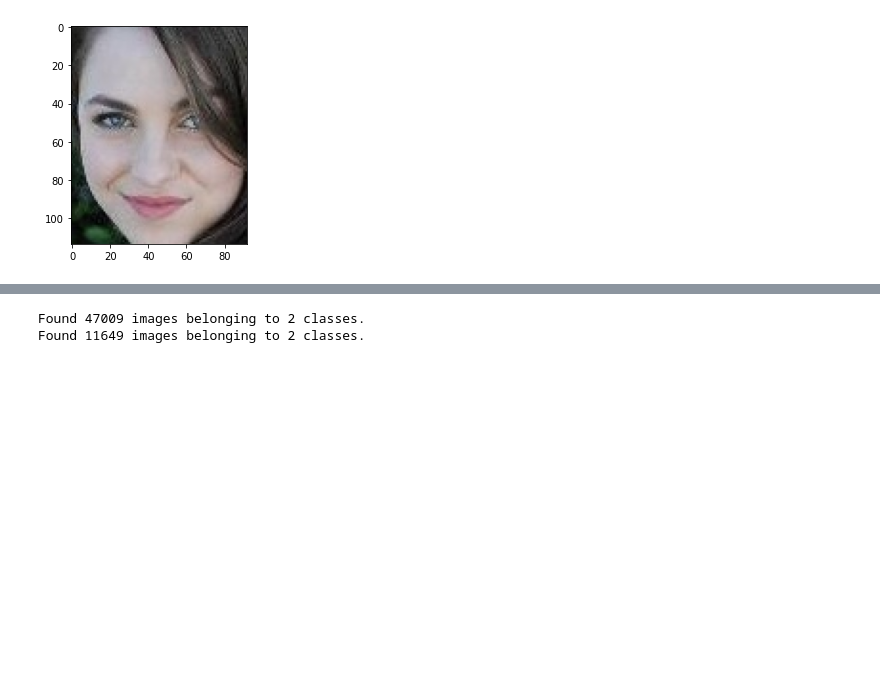
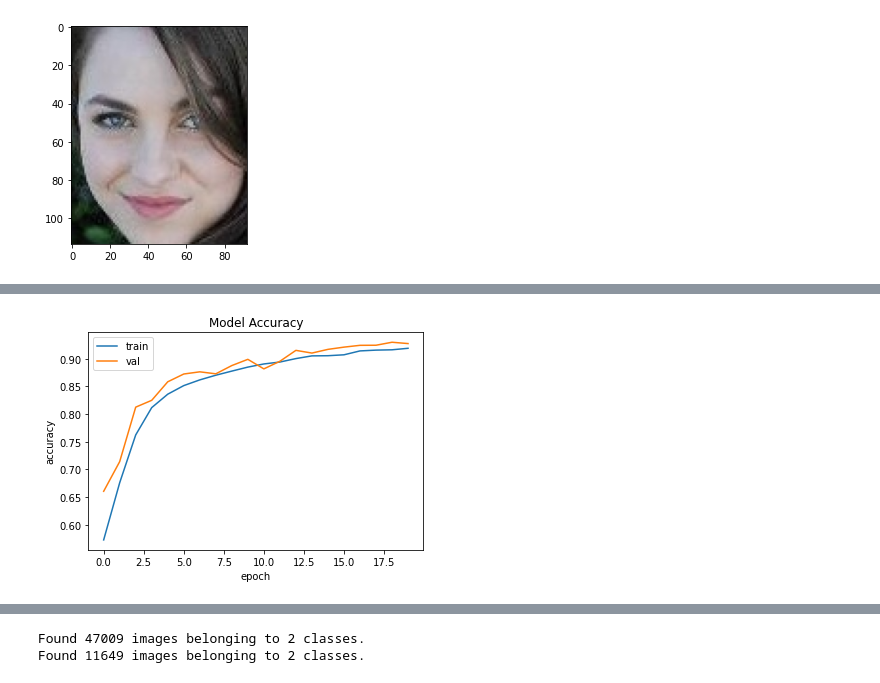
Before and after one commit to PatrickKudo/gender_image_classification, a Jupyter notebook: GoogleNetTest.ipynb, the cells around one changed output, grey strips where cells are left out. Saved outputs shown, nothing was run; the diff lists cells and outputs as text; code cells hidden in the pictures; blank space fills up the shorter version.

```diff
--- a/GoogleNetTest.ipynb
+++ b/GoogleNetTest.ipynb
@@ -212,7 +220,7 @@ model.compile(optimizer=tf.keras.optimizers.Adam(learning_rate=1e-5),
              loss=tf.keras.losses.BinaryCrossentropy(),
              metrics=['accuracy'])
 # %%
-history = model.fit(train_generator, validation_data=val_generator, validation_steps = val_generator.samples // batch_size,
+fit1 = model.fit(train_generator, validation_data=val_generator, validation_steps = val_generator.samples // batch_size,
                    epochs=20,
                    steps_per_epoch = train_generator.samples // batch_size)
 # %% [output]
@@ -235,0 +244,10 @@ Epoch 20/20
+# %%
+plt.plot(fit1.history['dense_4_accuracy'])
+plt.plot(fit1.history['val_dense_4_accuracy'])
+plt.title('Model Accuracy')
+plt.ylabel('accuracy')
+plt.xlabel('epoch')
+plt.legend(['train','val'], loc='upper left')
+plt.show()
+# %% [output]
+[figure, added]
```
Also changed, not shown: parts of 24 cells of this notebook.
